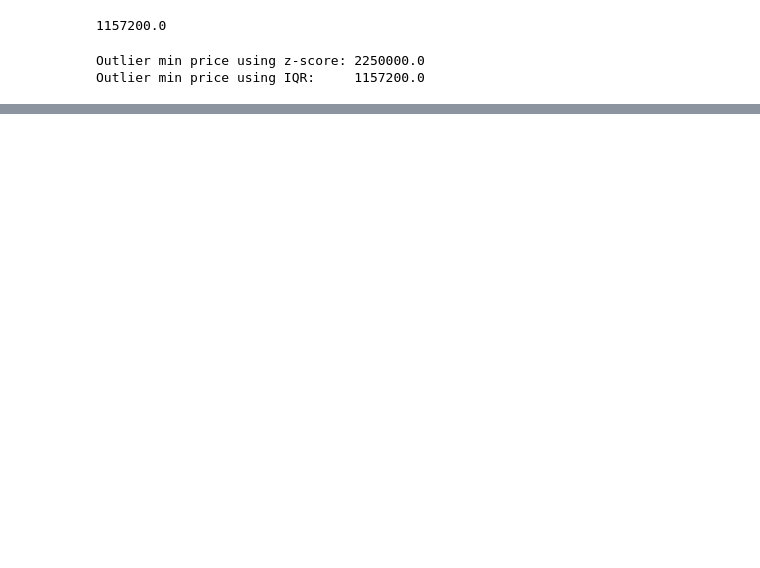
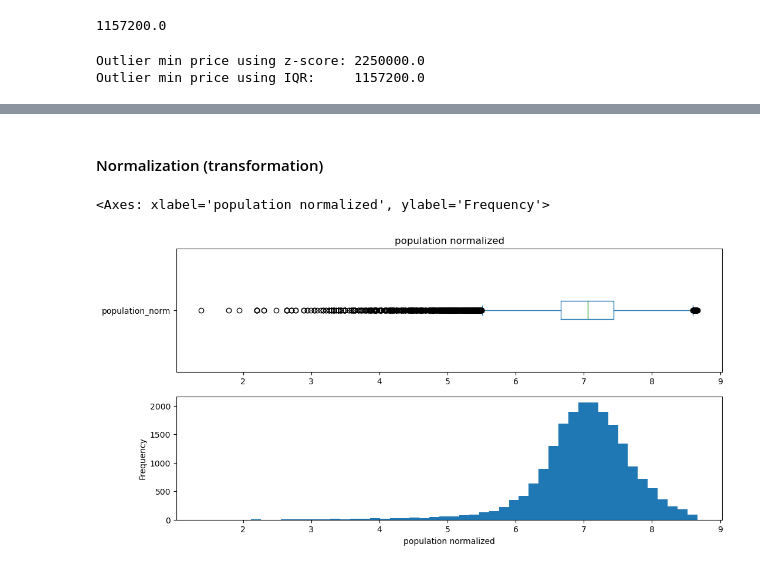
Before and after one commit to HassanAlgoz/data-analytics, a Jupyter notebook: techniques/outliers.ipynb, the cells around one changed output, grey strips where cells are left out. Drawn from its saved outputs; the diff is of its cells as text; code cells hidden in the pictures; blank space fills up the shorter version.

Commit message:
Outliers: normalization and 99th percentile removal

```diff
--- a/techniques/outliers.ipynb
+++ b/techniques/outliers.ipynb
@@ -99,0 +138,16 @@ Which method is better for this dataset?
+# %% [markdown]
+#### Normalization (transformation)
+# %%
+log_population = np.log1p(housing['population'])
+# note log1p is used to avoid log(0) which is undefined
+
+# let's then cutoff at the 99th percentile
+housing['population_norm'] = log_population[log_population < log_population.quantile(0.99)]
+
+fig, ax = plt.subplots(2, 1, figsize=(12, 6))
+
+housing['population_norm'].plot.box(ax=ax.flat[0], title="population normalized", vert=False)
+housing['population_norm'].plot.hist(ax=ax.flat[1], bins=50, xlabel="population normalized")
+# %% [output]
+<Axes: xlabel='population normalized', ylabel='Frequency'>
+[figure, added]
```
Also changed, not shown: parts of 14 cells of this notebook.
